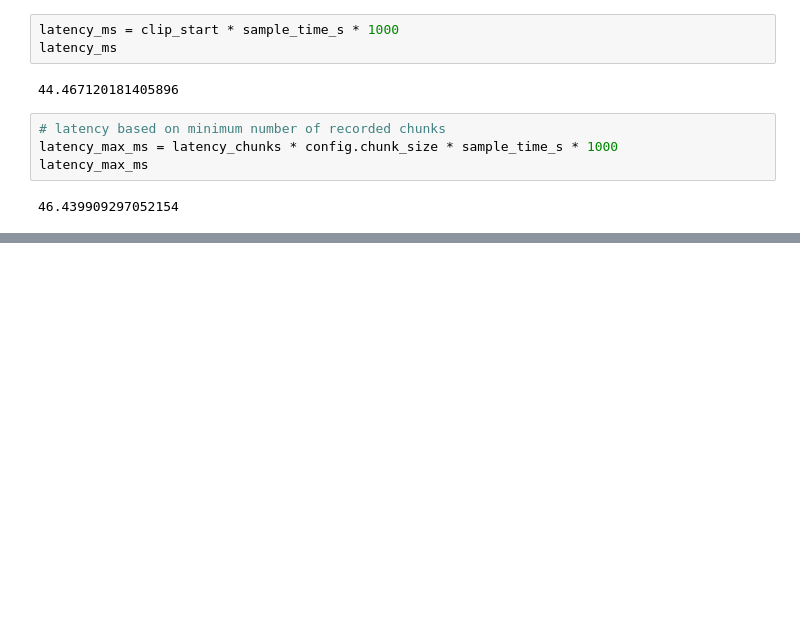
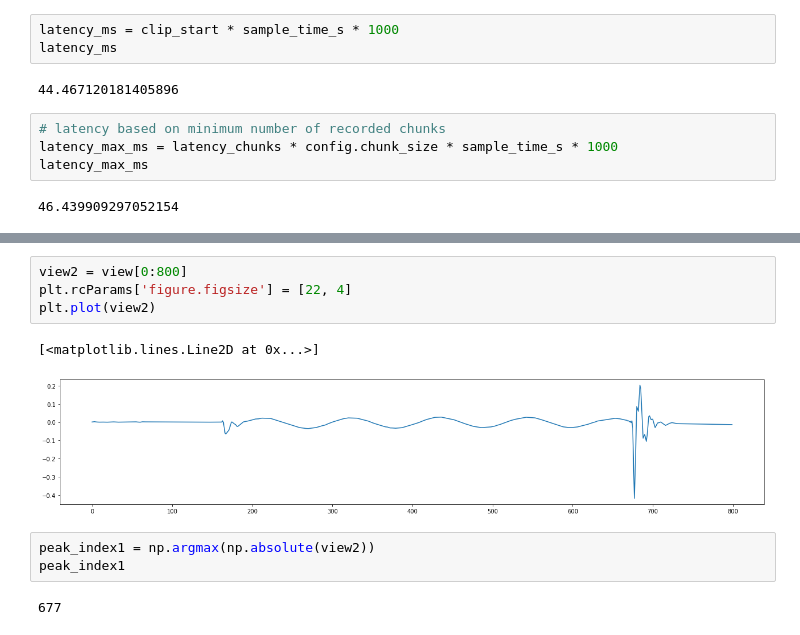
Before and after one commit to igrek51/raspberry-looper, a Jupyter notebook: notebooks/latency.ipynb, the cells around one changed output, grey strips where cells are left out. Cells and saved outputs as stored; diff of their text form; blank space fills up the shorter version.

```diff
--- a/notebooks/latency.ipynb
+++ b/notebooks/latency.ipynb
@@ -87,0 +131,12 @@ latency_max_ms
+# %%
+view2 = view[0:800]
+plt.rcParams['figure.figsize'] = [22, 4]
+plt.plot(view2)
+# %% [output]
+[<matplotlib.lines.Line2D at 0x...>]
+[figure, added]
+# %%
+peak_index1 = np.argmax(np.absolute(view2))
+peak_index1
+# %% [output]
+677
```
Also changed, not shown: parts of 21 cells of this notebook, 3 other files.
